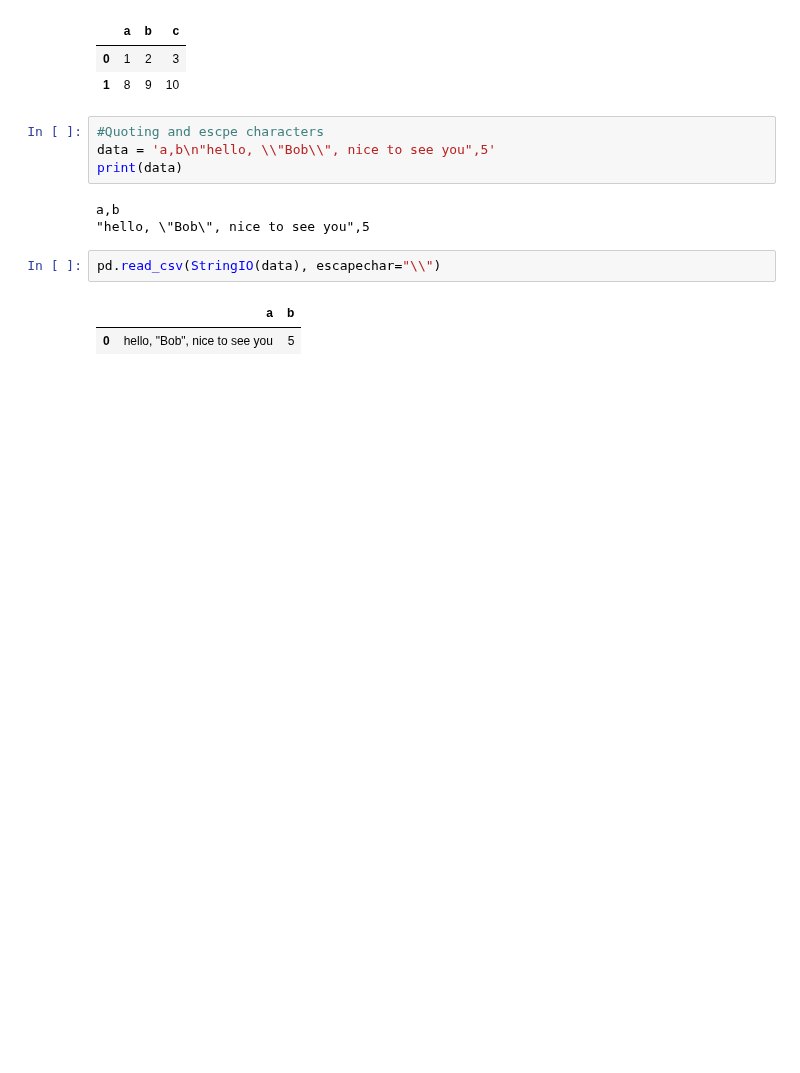
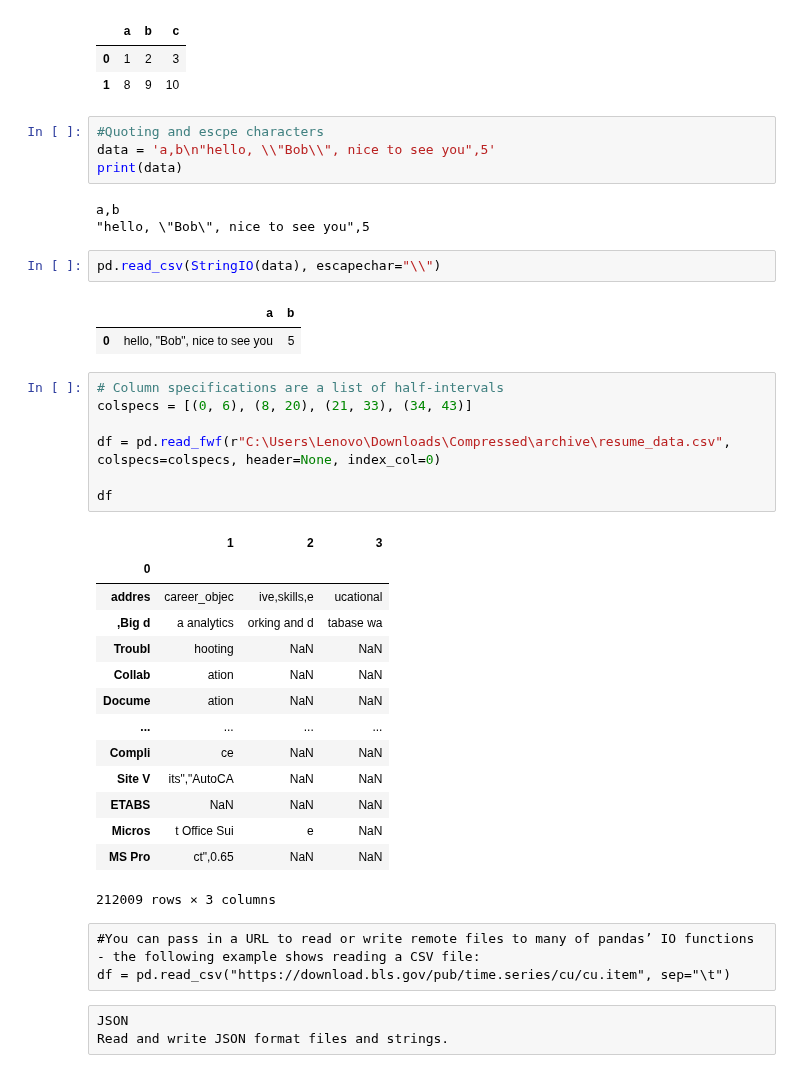
Before and after one commit to manasesmutembei11/ML, a Jupyter notebook: pandas/io_tools.ipynb, the cells around one changed output. Saved outputs shown, nothing was run; the diff lists cells and outputs as text; blank space fills up the shorter version.

Commit message:
Pandas IO tools

```diff
--- a/pandas/io_tools.ipynb
+++ b/pandas/io_tools.ipynb
@@ -241,3 +241,31 @@ pd.read_csv(StringIO(data), escapechar="\\")
 # %% [output]
 |  | a | b |
 | 0 | hello, "Bob", nice to see you | 5 |
+# %%
+# Column specifications are a list of half-intervals
+colspecs = [(0, 6), (8, 20), (21, 33), (34, 43)]
+
+df = pd.read_fwf(r"C:\Users\Lenovo\Downloads\Compressed\archive\resume_data.csv", colspecs=colspecs, header=None, index_col=0)
+
+df
+# %% [output]
+|  | 1 | 2 | 3 |
+| 0 |  |  |  |
+| addres | career_objec | ive,skills,e | ucational |
+| ,Big d | a analytics | orking and d | tabase wa |
+| Troubl | hooting | NaN | NaN |
+| Collab | ation | NaN | NaN |
+| Docume | ation | NaN | NaN |
+| ... | ... | ... | ... |
+| Compli | ce | NaN | NaN |
+| Site V | its","AutoCA | NaN | NaN |
+| ETABS | NaN | NaN | NaN |
+| Micros | t Office Sui | e | NaN |
+| MS Pro | ct",0.65 | NaN | NaN |
+212009 rows × 3 columns
+# %% [raw]
+#You can pass in a URL to read or write remote files to many of pandas’ IO functions - the following example shows reading a CSV file:
+df = pd.read_csv("https://download.bls.gov/pub/time.series/cu/cu.item", sep="\t")
+# %% [raw]
+JSON
+Read and write JSON format files and strings.
```
Also changed, not shown: parts of 3 cells of this notebook, 1 other file.
